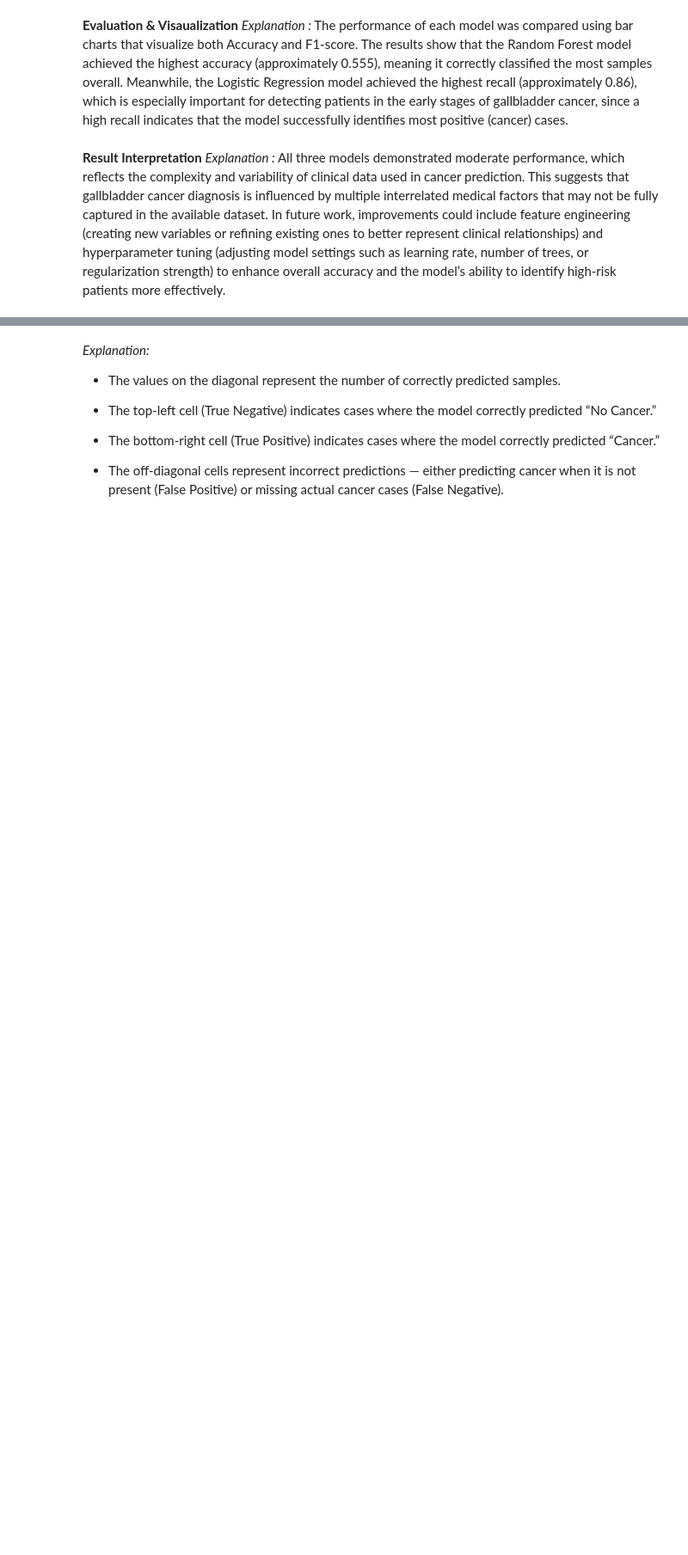
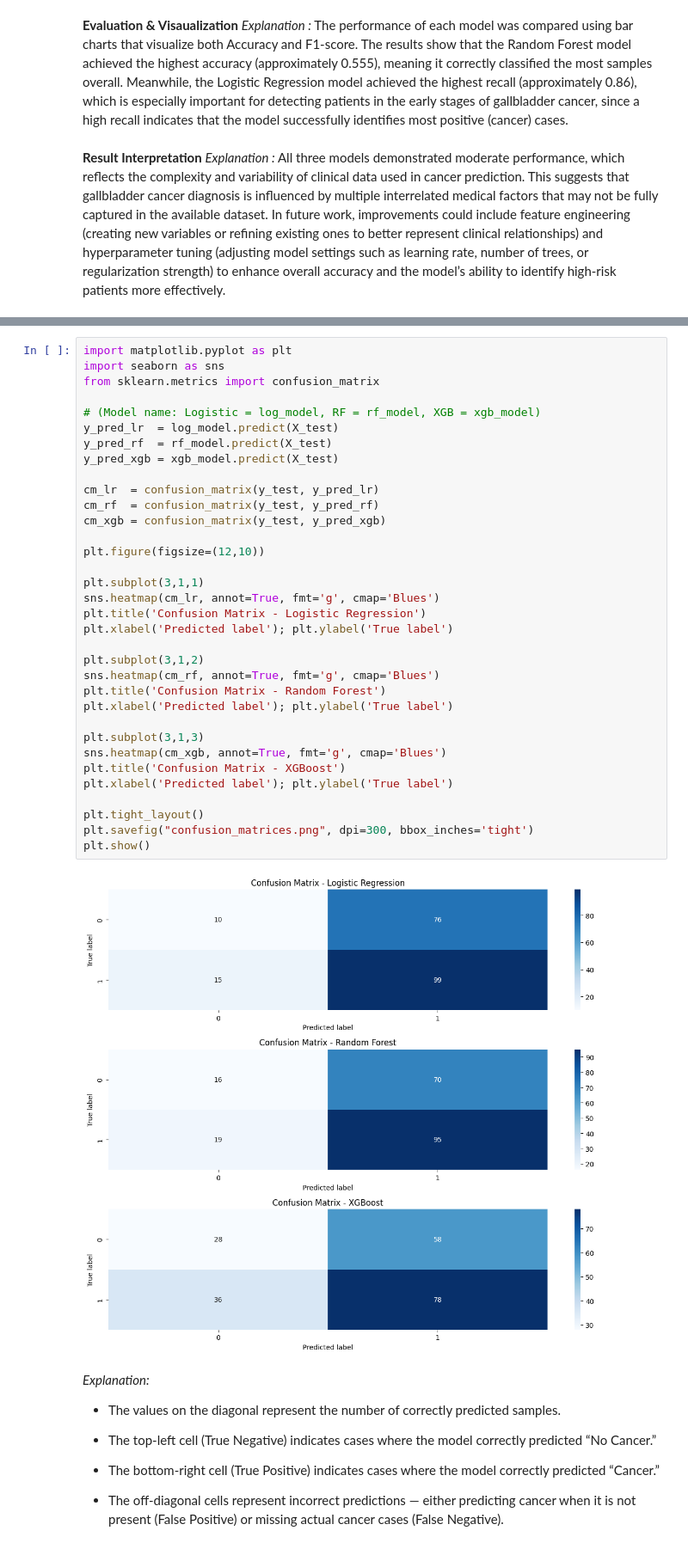
Before and after one commit to NatthawanSrisan/Early-Detection-Rare-Cancer, a Jupyter notebook: Natthawan_Progress_report_Data_Exploration_and_Model_Evaluation.ipynb, the cells around one changed output, grey strips where cells are left out. Shown: that part at 86% size. Saved outputs shown, nothing was run; the diff lists cells and outputs as text; blank space fills up the shorter version.

```diff
--- a/Natthawan_Progress_report_Data_Exploration_and_Model_Evaluation.ipynb
+++ b/Natthawan_Progress_report_Data_Exploration_and_Model_Evaluation.ipynb
@@ -306,3 +286,39 @@ for name, model in models.items():
+# %%
+import matplotlib.pyplot as plt
+import seaborn as sns
+from sklearn.metrics import confusion_matrix
+
+# (Model name: Logistic = log_model, RF = rf_model, XGB = xgb_model)
+y_pred_lr  = log_model.predict(X_test)
+y_pred_rf  = rf_model.predict(X_test)
+y_pred_xgb = xgb_model.predict(X_test)
+
+cm_lr  = confusion_matrix(y_test, y_pred_lr)
+cm_rf  = confusion_matrix(y_test, y_pred_rf)
+cm_xgb = confusion_matrix(y_test, y_pred_xgb)
+
+plt.figure(figsize=(12,10))
+
+plt.subplot(3,1,1)
+sns.heatmap(cm_lr, annot=True, fmt='g', cmap='Blues')
+plt.title('Confusion Matrix - Logistic Regression')
+plt.xlabel('Predicted label'); plt.ylabel('True label')
+
+plt.subplot(3,1,2)
+sns.heatmap(cm_rf, annot=True, fmt='g', cmap='Blues')
+plt.title('Confusion Matrix - Random Forest')
+plt.xlabel('Predicted label'); plt.ylabel('True label')
+
+plt.subplot(3,1,3)
+sns.heatmap(cm_xgb, annot=True, fmt='g', cmap='Blues')
+plt.title('Confusion Matrix - XGBoost')
+plt.xlabel('Predicted label'); plt.ylabel('True label')
+
+plt.tight_layout()
+plt.savefig("confusion_matrices.png", dpi=300, bbox_inches='tight')
+plt.show()
+# %% [output]
+[figure, added]
 # %% [markdown]
 *Explanation:*
  * The values on the diagonal represent the number of correctly predicted samples.
```
Also changed, not shown: parts of 3 cells of this notebook.
